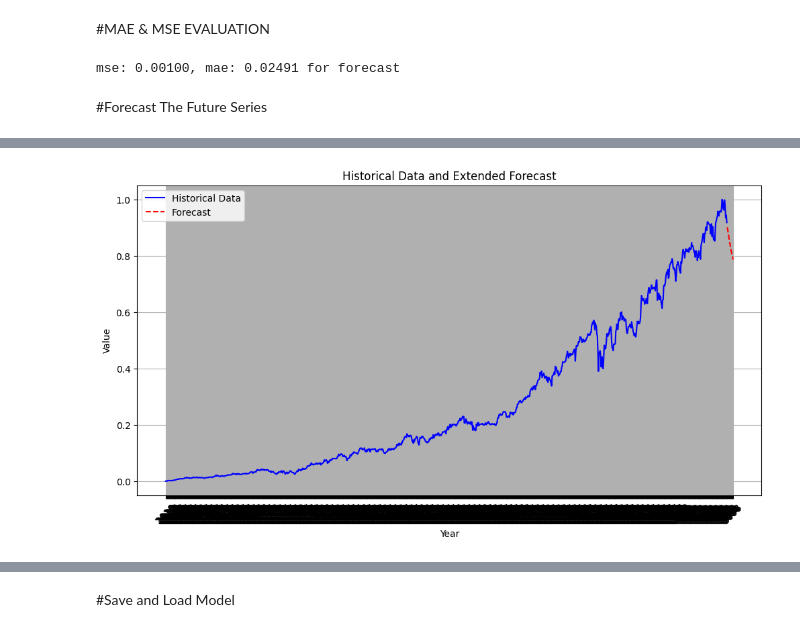
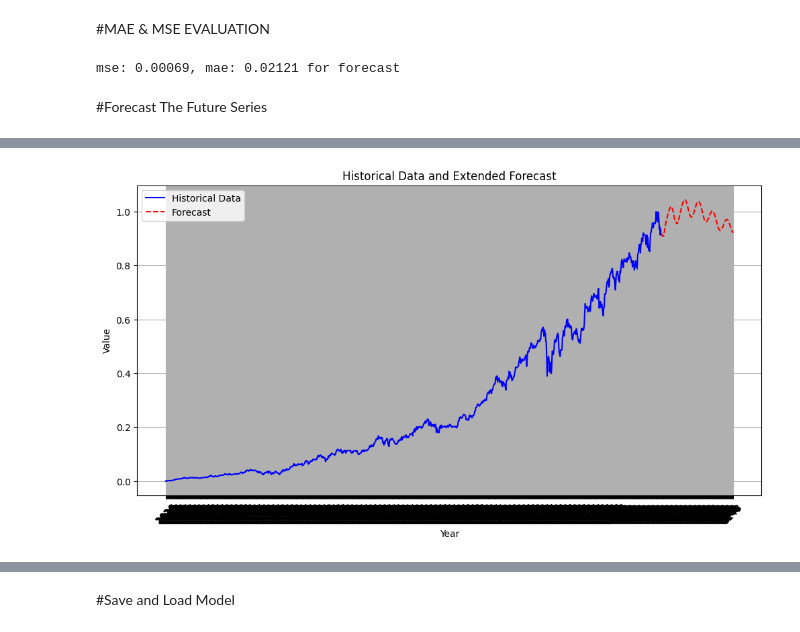
Before and after one commit to WhoIsLiLY/finsight-ML, a Jupyter notebook: stock_model/BBCA.JK/Project_Capstone.ipynb, the cells around one changed output, grey strips where cells are left out. Cells and saved outputs as stored; diff of their text form; code cells hidden in the pictures.

```diff
--- a/stock_model/BBCA.JK/Project_Capstone.ipynb
+++ b/stock_model/BBCA.JK/Project_Capstone.ipynb
@@ -113,9 +113,9 @@ plot_series(TIME, SERIES)
 #Global Variable
 # %%
 # Save all global variables
-SPLIT_TRAIN = int(len(SERIES) * 0.7)
-SPLIT_VALID = int(len(SERIES) * 0.8)
-WINDOW_SIZE = 4
+SPLIT_TRAIN = int(len(SERIES) * 0.8)
+SPLIT_VALID = int(len(SERIES) * 0.9)
+WINDOW_SIZE = 36
 BATCH_SIZE = 16
 SHUFFLE_BUFFER_SIZE = 1000
 # %% [markdown]
@@ -271,7 +271,7 @@ def create_model():
 # Instantiate and train the model with early stopping
 model = create_model()
 early_stopping = tf.keras.callbacks.EarlyStopping(patience=10, restore_best_weights=True)
-history = model.fit(train_dataset, validation_data = valid_dataset, epochs=50, callbacks=[early_stopping])
+history = model.fit(train_dataset, validation_data = valid_dataset, epochs=100, callbacks=[early_stopping])
 
 # Output the model summary and training history (loss per epoch)
 model.summary(), history.history['loss'][:10]
@@ -465,0 +466,28 @@ WARNING:matplotlib.legend:No artists with labels found to put in legend.  Note t
+# %%
+# Constants
+WEEKS_IN_3_YEARS = 3 * 52  # 3 tahun ke depan, setiap tahun 52 minggu
+last_time = pd.Timestamp(time_test[-1])  # Pastikan time_test adalah seri waktu yang valid
+
+# Generate future timestamps dengan frekuensi mingguan
+future_time = pd.date_range(start=last_time, periods=WEEKS_IN_3_YEARS + 1, freq='W')[1:]  # Hilangkan timestamp awal
+
+# Forecast future values
+future_forecast = []
+last_window = SERIES[-WINDOW_SIZE:]  # Ambil window terakhir dari dataset
+
+for _ in range(WEEKS_IN_3_YEARS):
+    prediction = model.predict(last_window[np.newaxis, :])  # Prediksi satu langkah ke depan
+    future_forecast.append(prediction.squeeze())
+    # Perbarui window dengan memasukkan prediksi baru
+    last_window = np.roll(last_window, -1)
+    last_window[-1] = prediction.squeeze()
+
+# Convert future_forecast to numpy array
+future_forecast = np.array(future_forecast)
+
+# Plot the test and future forecast
+plt.figure(figsize=(12, 6))
+plot_series(time_full, series_full)  # Plot data historis
+plot_series(future_time, future_forecast)  # Plot prediksi 3 tahun ke depan
+plt.legend(['Historical Data', 'Future Forecast'])
+plt.show()
@@ -470,7 +517,7 @@ mse, mae = compute_metrics(series_test    , rnn_forecast_test)
 
 print(f"mse: {mse:.5f}, mae: {mae:.5f} for forecast")
 # %% [output]
-mse: 0.00100, mae: 0.02491 for forecast
+mse: 0.00069, mae: 0.02121 for forecast
 # %% [markdown]
 #Forecast The Future Series
 # %%
@@ -527,8 +574,8 @@ def plot_extended_forecast(model, series, window_size, forecast_steps, start_yea
     plt.show()
 
 # Contoh pemanggilan fungsi plot dengan input yang disesuaikan
-start_year = 2018  # Tahun pertama data historis
-forecast_steps = 12  # Jumlah tahun yang ingin diprediksi (2025-2030)
+start_year = 2024  # Tahun pertama data historis
+forecast_steps = 3*52  # Jumlah tahun yang ingin diprediksi (2025-2030)
 
 plot_extended_forecast(model, SERIES, WINDOW_SIZE, forecast_steps, start_year)
 # %% [output]
@@ -547,4 +599,4 @@ plot_extended_forecast(model, SERIES, WINDOW_SIZE, forecast_steps, start_year)
-[figure, old version]
+[figure, new version]
 # %%
 predicted_values = extended_forecast(model, SERIES, WINDOW_SIZE, forecast_steps=6)
 print(predicted_values)
```
Also changed, not shown: parts of 18 cells of this notebook, 27 other files.
